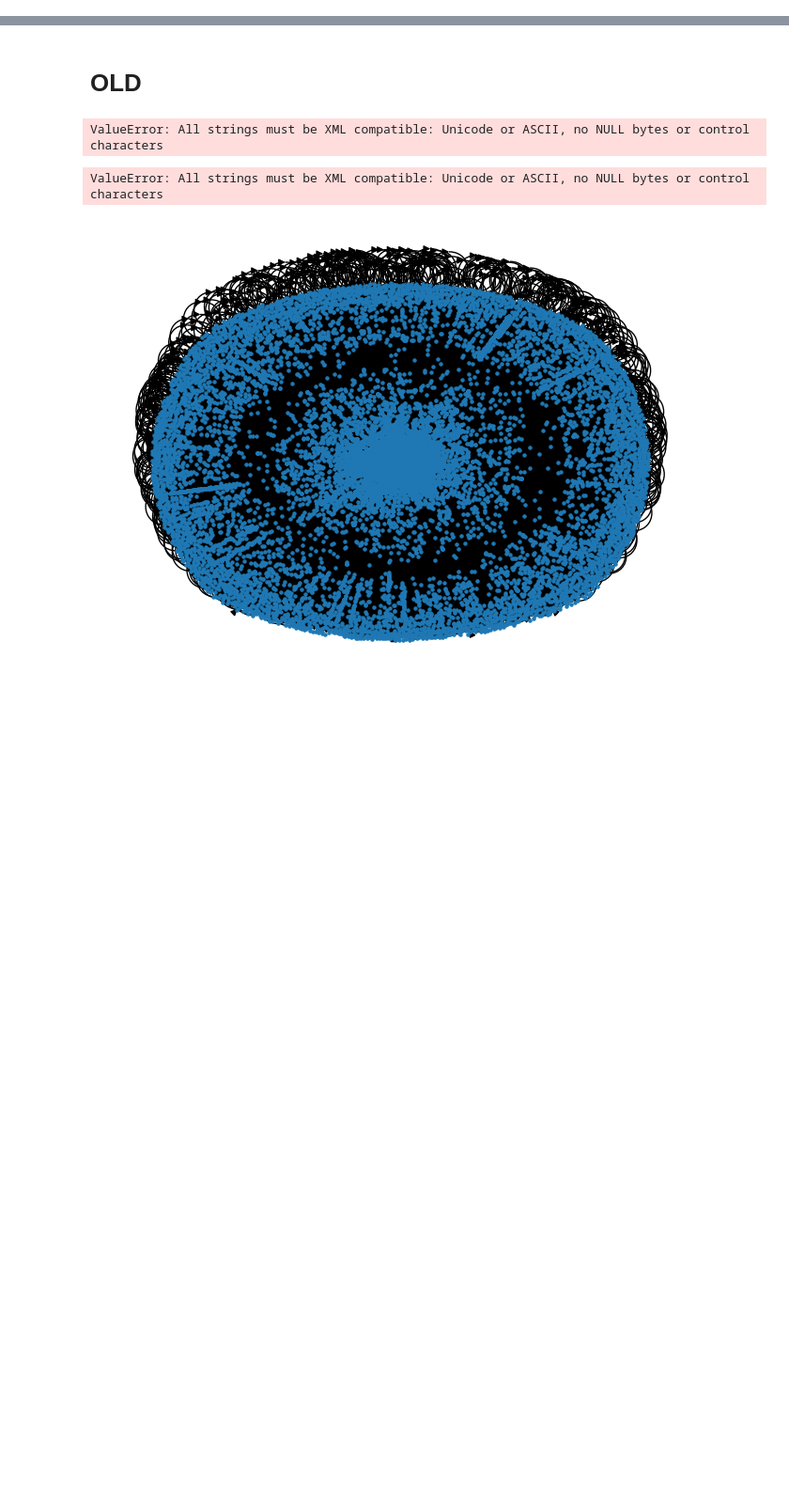
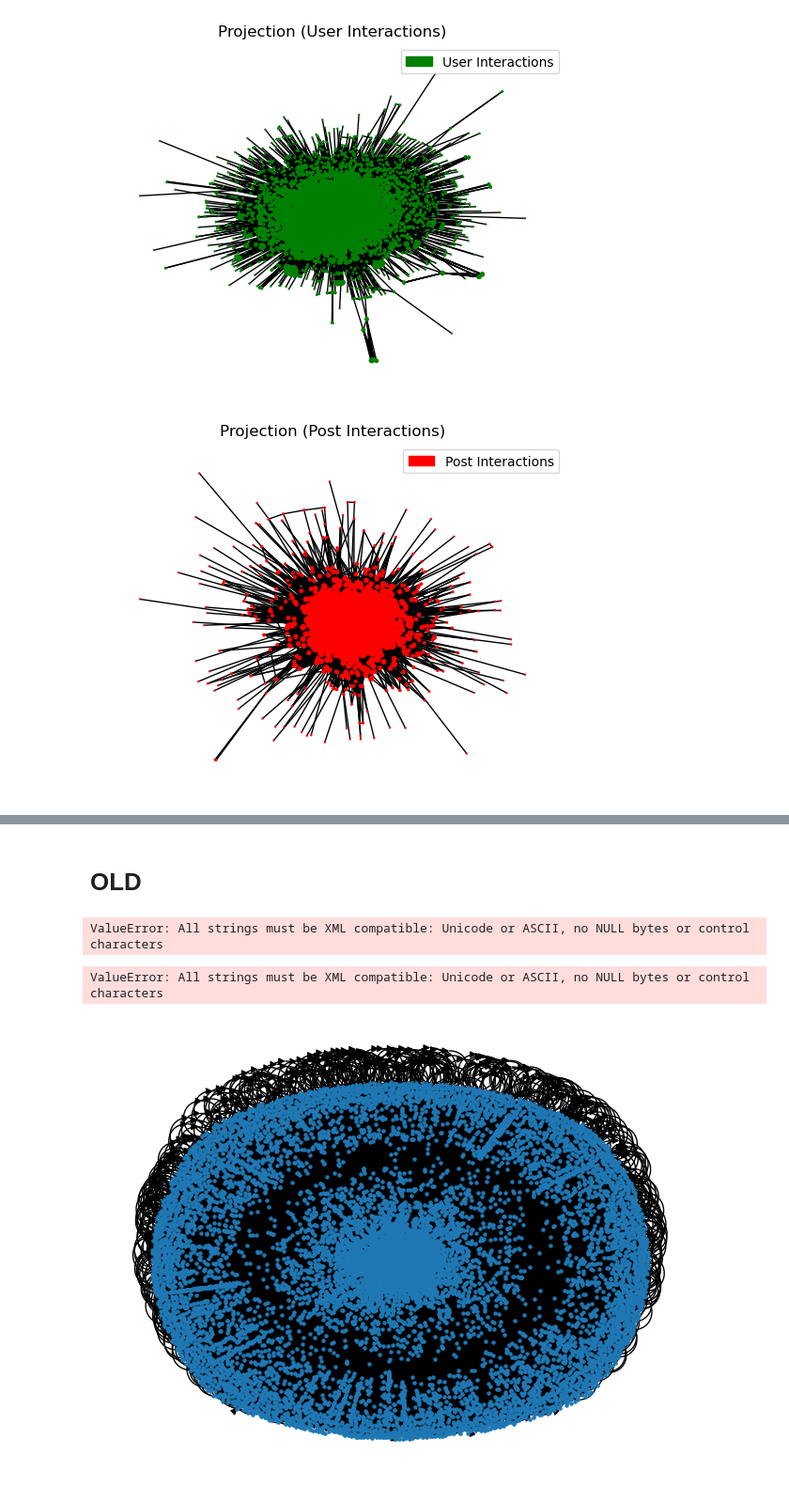
Before and after one commit to eskehaack/SGI_exam_project, a Jupyter notebook: scraper/sandbox.ipynb, the cells around one changed output, grey strips where cells are left out. Shown at 94% size. Cells and saved outputs as stored; diff of their text form; code cells hidden in the pictures; blank space fills up the shorter version.

```diff
--- a/scraper/sandbox.ipynb
+++ b/scraper/sandbox.ipynb
@@ -258,0 +232,46 @@ plt.show()
+# %%
+import networkx as nx
+from networkx.algorithms import bipartite
+import matplotlib.pyplot as plt
+import matplotlib.patches as mpatches
+
+# Assuming G_connected is defined and is a bipartite graph
+U, V = bipartite.sets(G_connected)
+U_projected = bipartite.projected_graph(G_connected, U)
+V_projected = bipartite.projected_graph(G_connected, V)
+
+# Calculate degrees for U_projected and V_projected
+U_degrees = [U_projected.degree(n) for n in U_projected]
+V_degrees = [V_projected.degree(n) for n in V_projected]
+
+# Scale factor for node sizes
+scale_factor = 0.5
+
+# Drawing U_projected
+plt.figure()
+plt.title("Projection (User Interactions)")
+nx.draw(U_projected,
+        node_color='green',
+        node_size=[d * scale_factor for d in U_degrees],
+        with_labels=False)
+
+# Create a legend for U_projected
+green_patch = mpatches.Patch(color='green', label='User Interactions')
+plt.legend(handles=[green_patch])
+
+# Drawing V_projected
+plt.figure()
+plt.title("Projection (Post Interactions)")
+nx.draw(V_projected,
+        node_color='red',
+        node_size=[d * scale_factor for d in V_degrees],
+        with_labels=False)
+
+# Create a legend for V_projected
+red_patch = mpatches.Patch(color='red', label='Post Interactions')
+plt.legend(handles=[red_patch])
+
+plt.show()
+# %% [output]
+[figure, added]
+[figure, added]
```
Also changed, not shown: parts of 16 cells of this notebook.
